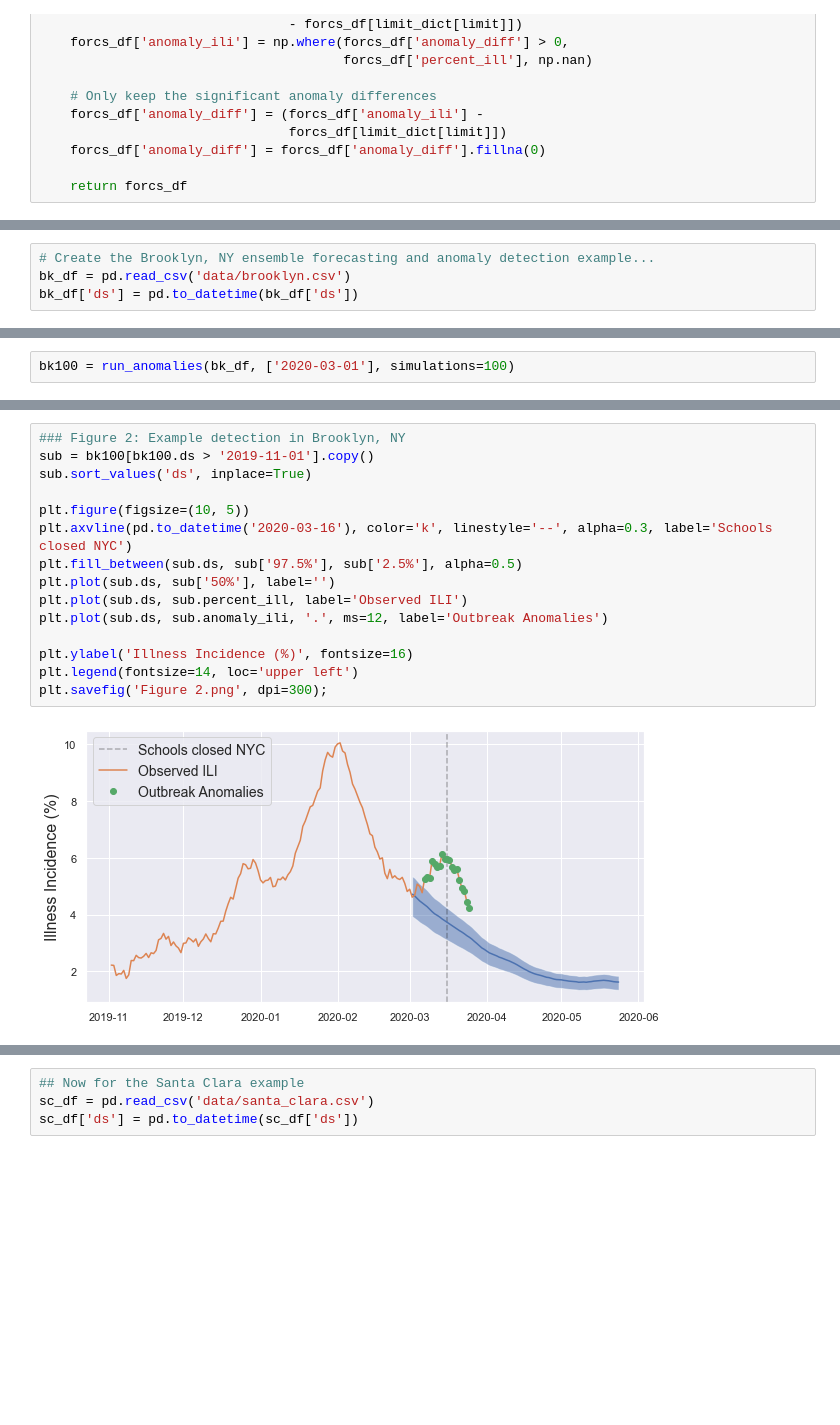
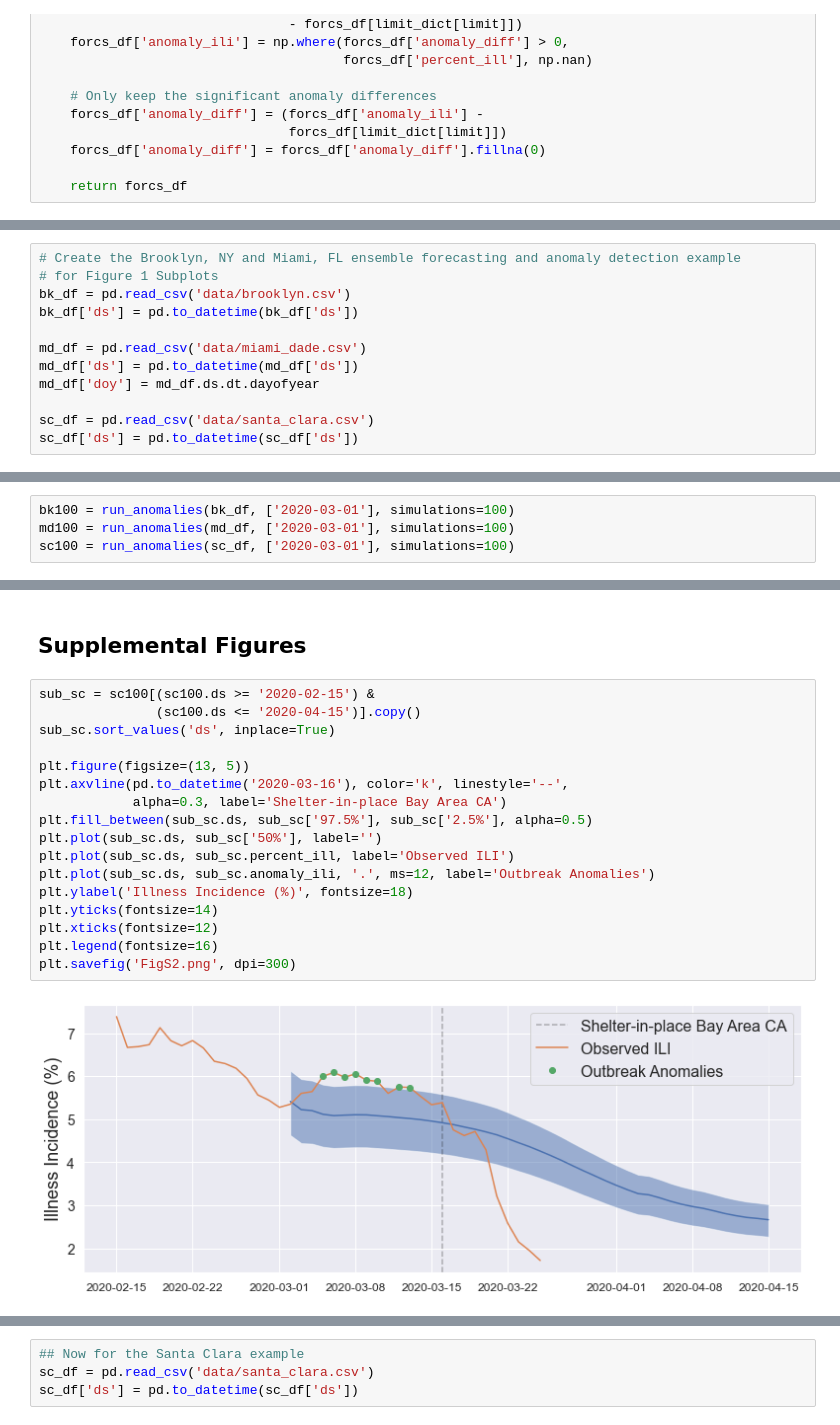
Before and after one commit to kinsahealth/therm_anomaly_detection, a Jupyter notebook: Brooklyn_SantaClara_examples.ipynb, the cells around one changed output, grey strips where cells are left out. Saved outputs shown, nothing was run; the diff lists cells and outputs as text; blank space fills up the shorter version.

```diff
--- a/Brooklyn_SantaClara_examples.ipynb
+++ b/Brooklyn_SantaClara_examples.ipynb
@@ -42,4 +44,12 @@ def run_anomalies(df, run_date, social_mod=None,
 # %%
-# Create the Brooklyn, NY ensemble forecasting and anomaly detection example...
+# Create the Brooklyn, NY and Miami, FL ensemble forecasting and anomaly detection example
+# for Figure 1 Subplots
 bk_df = pd.read_csv('data/brooklyn.csv')
 bk_df['ds'] = pd.to_datetime(bk_df['ds'])
+
+md_df = pd.read_csv('data/miami_dade.csv')
+md_df['ds'] = pd.to_datetime(md_df['ds'])
+md_df['doy'] = md_df.ds.dt.dayofyear
+
+sc_df = pd.read_csv('data/santa_clara.csv')
+sc_df['ds'] = pd.to_datetime(sc_df['ds'])
@@ -52,5 +56,7 @@ plt.plot(bk_df['ds'], bk_df['percent_ill'])
 # %%
 bk100 = run_anomalies(bk_df, ['2020-03-01'], simulations=100)
+md100 = run_anomalies(md_df, ['2020-03-01'], simulations=100)
+sc100 = run_anomalies(sc_df, ['2020-03-01'], simulations=100)
 # %% [output]
 Forecasting for 36047
 A value is trying to be set on a copy of a slice from a DataFrame
@@ -60,17 +171,21 @@ See the caveats in the documentation: http://pandas.pydata.org/pandas-docs/stabl
+# %% [markdown]
+## Supplemental Figures
 # %%
-### Figure 2: Example detection in Brooklyn, NY
-sub = bk100[bk100.ds > '2019-11-01'].copy()
-sub.sort_values('ds', inplace=True)
+sub_sc = sc100[(sc100.ds >= '2020-02-15') &
+               (sc100.ds <= '2020-04-15')].copy()
+sub_sc.sort_values('ds', inplace=True)
 
-plt.figure(figsize=(10, 5))
-plt.axvline(pd.to_datetime('2020-03-16'), color='k', linestyle='--', alpha=0.3, label='Schools closed NYC')
-plt.fill_between(sub.ds, sub['97.5%'], sub['2.5%'], alpha=0.5)
-plt.plot(sub.ds, sub['50%'], label='')
-plt.plot(sub.ds, sub.percent_ill, label='Observed ILI')
-plt.plot(sub.ds, sub.anomaly_ili, '.', ms=12, label='Outbreak Anomalies')
-
-plt.ylabel('Illness Incidence (%)', fontsize=16)
-plt.legend(fontsize=14, loc='upper left')
-plt.savefig('Figure 2.png', dpi=300);
+plt.figure(figsize=(13, 5))
+plt.axvline(pd.to_datetime('2020-03-16'), color='k', linestyle='--',
+            alpha=0.3, label='Shelter-in-place Bay Area CA')
+plt.fill_between(sub_sc.ds, sub_sc['97.5%'], sub_sc['2.5%'], alpha=0.5)
+plt.plot(sub_sc.ds, sub_sc['50%'], label='')
+plt.plot(sub_sc.ds, sub_sc.percent_ill, label='Observed ILI')
+plt.plot(sub_sc.ds, sub_sc.anomaly_ili, '.', ms=12, label='Outbreak Anomalies')
+plt.ylabel('Illness Incidence (%)', fontsize=18)
+plt.yticks(fontsize=14)
+plt.xticks(fontsize=12)
+plt.legend(fontsize=16)
+plt.savefig('FigS2.png', dpi=300)
 # %% [output]
-[figure, old version]
+[figure, new version]
```
Also changed, not shown: parts of 25 cells of this notebook.
